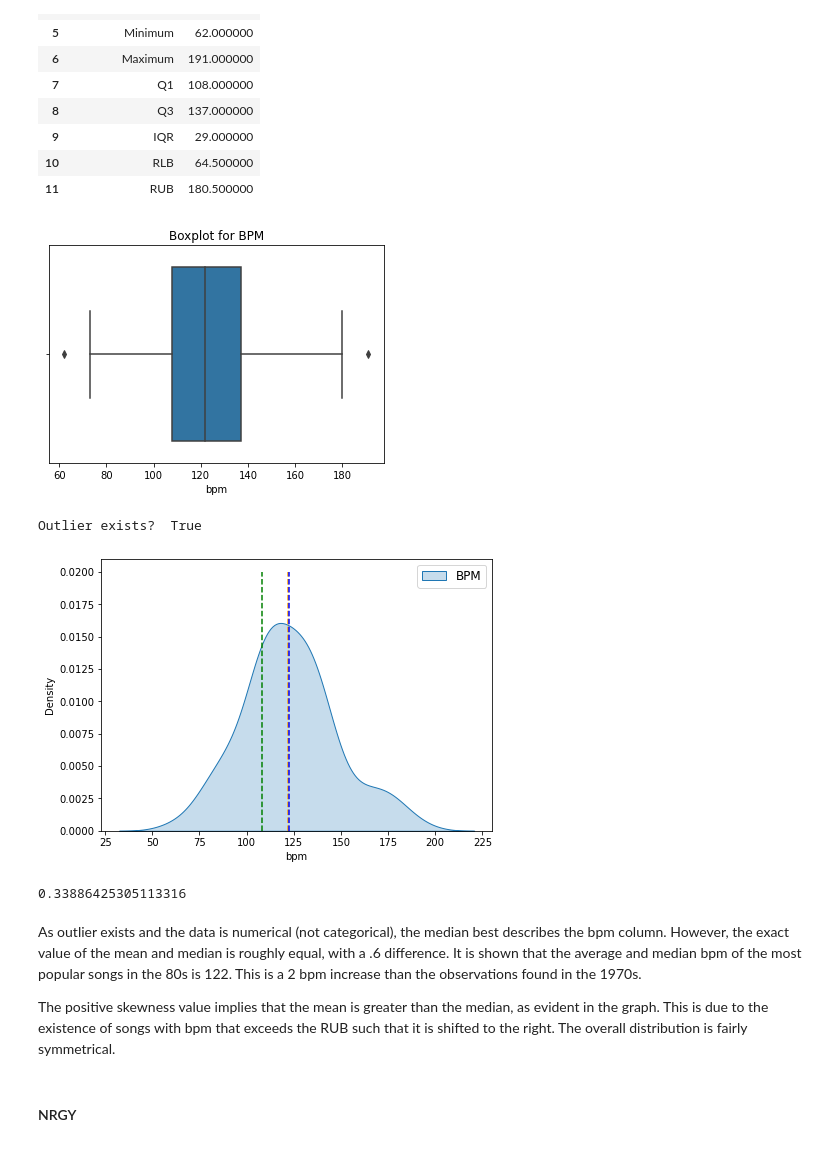
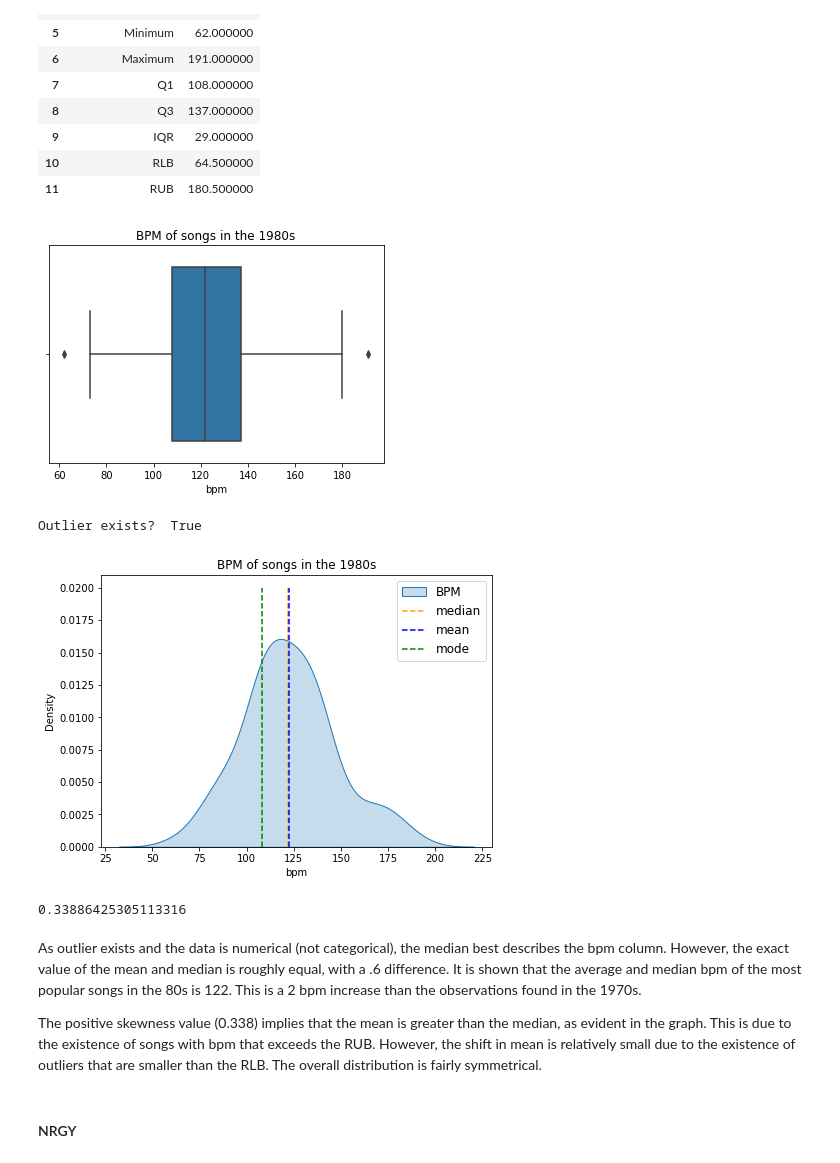
Before and after one commit to whenwe177/aids-final-project, a Jupyter notebook: ipynbs/80s - Eda.ipynb, the cells around one changed output. Cells and saved outputs as stored; diff of their text form; code cells hidden in the pictures.

```diff
--- a/ipynbs/80s - Eda.ipynb
+++ b/ipynbs/80s - Eda.ipynb
@@ -155,30 +155,31 @@ BPM Description
 | 10 | RLB | 64.500000 |
 | 11 | RUB | 180.500000 |
 # %%
-plt.title("Boxplot for BPM")
+plt.title("BPM of songs in the 1980s")
 sns.boxplot(x='bpm', data=df_80s)
 plt.show()
 
 Q1 = np.percentile(bpm_arr, 25, interpolation='midpoint')
 Q3 = np.percentile(bpm_arr, 75, interpolation='midpoint')
 IQR = Q3-Q1  # Interquartile range
 
 RLB = Q1 - 1.5*IQR
 RUB = Q3 + 1.5*IQR
 print("Outlier exists? ", np.max(bpm_arr) > RUB  or (np.min(bpm_arr) < RLB))
 
 # KDE Plot
 plt.figure(figsize=(7,5))
+plt.title("BPM of songs in the 1980s")
 sns.kdeplot(data=bpm_arr, shade=True)
-plt.legend(['BPM'], fontsize=12)
 plt.vlines(x=bpm_arr.median(), ymin=0, ymax=0.02, color='orange', linestyle='--')
 plt.vlines(x=bpm_arr.mean(), ymin=0, ymax=0.02, color='blue', linestyle='--')
 plt.vlines(x=scp.mode(bpm_arr)[0][0], ymin=0, ymax=0.02, color='green', linestyle='--')
+plt.legend(['BPM', 'median', 'mean', 'mode'], fontsize=12)
 plt.show()
 # %% [output]
-[figure, old version]
+[figure, new version]
 Outlier exists?  True
-[figure, old version]
+[figure, new version]
 # %%
 # Skewness
 bpm_arr.skew()
@@ -187,7 +188,7 @@ bpm_arr.skew()
 # %% [markdown]
 As outlier exists and the data is numerical (not categorical), the median best describes the bpm column. However, the exact value of the mean and median is roughly equal, with a .6 difference. It is shown that the average and median bpm of the most popular songs in the 80s is 122. This is a 2 bpm increase than the observations found in the 1970s.
 
-The positive skewness value implies that the mean is greater than the median, as evident in the graph. This is due to the existence of songs with bpm that exceeds the RUB such that it is shifted to the right. The overall distribution is fairly symmetrical.
+The positive skewness value (0.338) implies that the mean is greater than the median, as evident in the graph. This is due to the existence of songs with bpm that exceeds the RUB. However, the shift in mean is relatively small due to the existence of outliers that are smaller than the RLB. The overall distribution is fairly symmetrical.
 # %% [markdown]
 #### NRGY
 # %%
```
Also changed, not shown: parts of 22 cells of this notebook.
